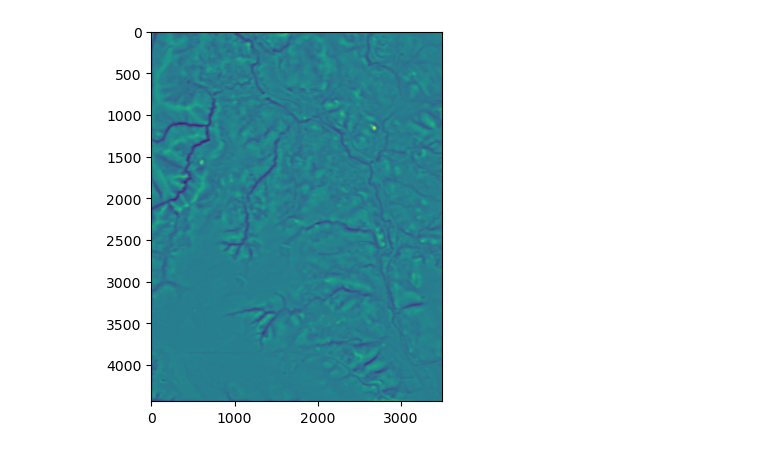
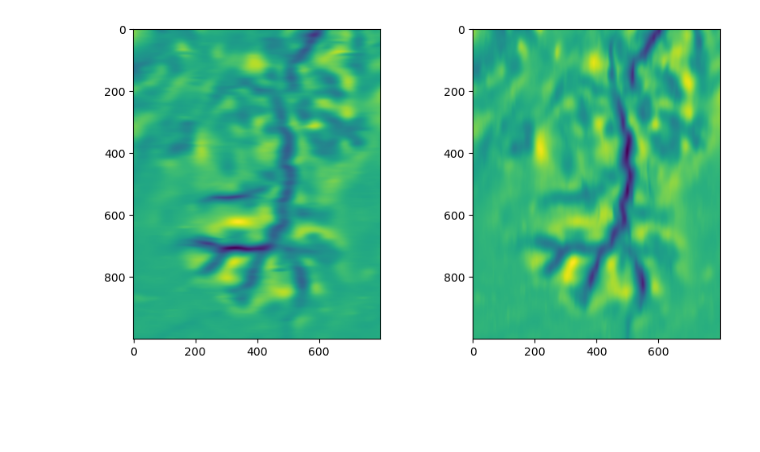
Before and after one commit to dsi-rse/gully-map, a Jupyter notebook: notebooks/connected-gullies.ipynb, the cells around one changed output. Drawn from its saved outputs; the diff is of its cells as text; code cells hidden in the pictures; blank space fills up the shorter version.

```diff
--- a/notebooks/connected-gullies.ipynb
+++ b/notebooks/connected-gullies.ipynb
@@ -35,8 +65,5 @@ None
-# %%
-multikernel = np.stack([line_in_disk(angle) for angle in np.arange(0, 180, 11.25)])
 # %%
 with rasterio.open("../data/Sonoma_DTM_2022-OAEC-0.01-degree.tif") as file:
     elevation = file.read(1)
     transform = file.transform
     crs = file.crs
-    left, bottom, right, top = file.bounds
@@ -85,0 +70,2 @@ def convolve2d(image, multikernel):
+# %%
+small_image = elevation[1800:2900, 600:1500]
@@ -88,8 +130,11 @@ result = convolve2d(elevation, multikernel)
+# %%
+convolution_angle = convolve2d(small_image, np.stack([line_in_disk(angle) for angle in np.arange(0, 180, 11.25)]))[:, 50:-50, 50:-50]
 # %%
-fig, ax = plt.subplots()
+fig, (ax1, ax2) = plt.subplots(1, 2, figsize=(10, 5))
 
-ax.imshow(result[:, :, 0])
+ax1.imshow(convolution_angle[0, :, :])
+ax2.imshow(convolution_angle[8, :, :])
 
 None
 # %% [output]
-[figure, old version]
+[figure, new version]
```
Also changed, not shown: parts of 27 cells of this notebook.
